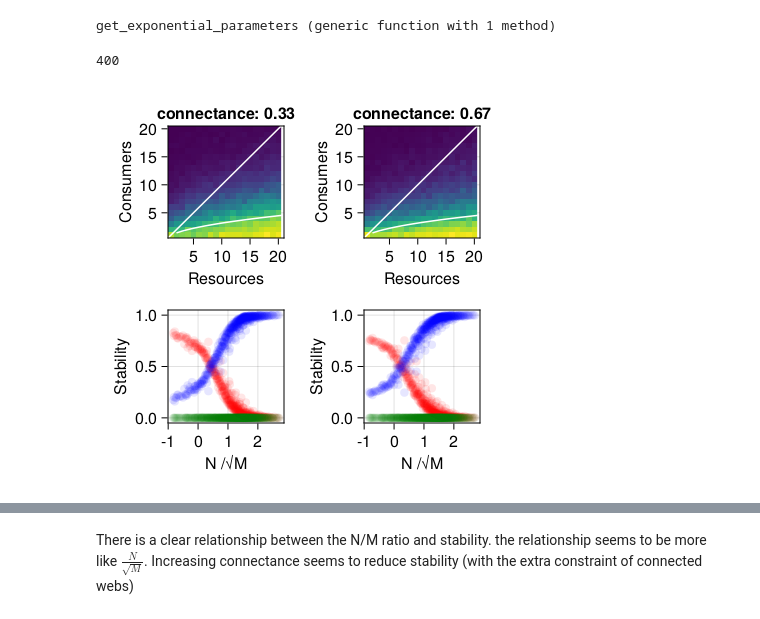
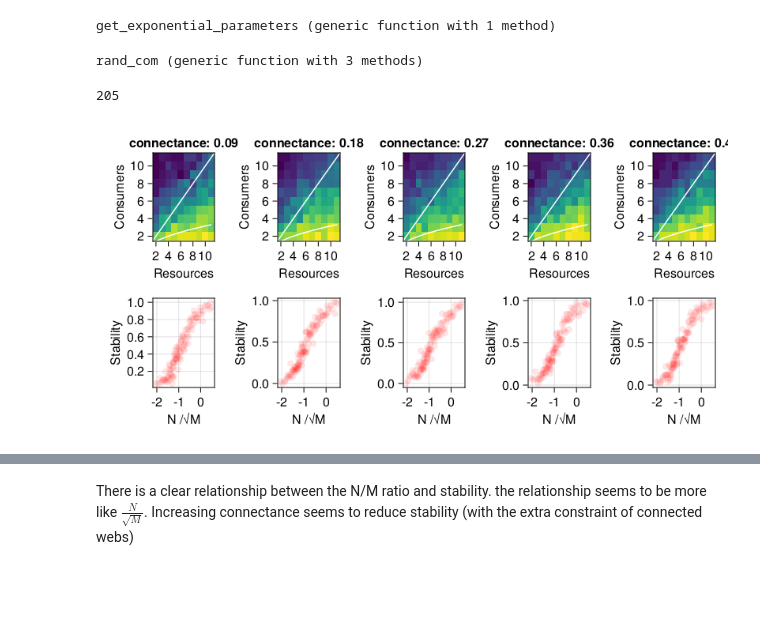
Before and after one commit to CleggTom/MiCRM_stability, a Jupyter notebook: Notebooks/theory.ipynb, the cells around one changed output, grey strips where cells are left out. Cells and saved outputs as stored; diff of their text form; code cells hidden in the pictures; blank space fills up the shorter version.

```diff
--- a/Notebooks/theory.ipynb
+++ b/Notebooks/theory.ipynb
@@ -603,19 +575,51 @@ function get_exponential_parameters(N,M)
 end
 # %% [output]
 get_exponential_parameters (generic function with 1 method)
+# %%
+function rand_com(N,M,C, ci = rand(N), ca = rand(M))
+    ci = ci[sortperm(sum.(ci))]
+    ca = ca[sortperm(sum.(ca))]
+    d = ci .- ca'
+
+    fu(x, dist) = dist > x >= 0 ? rand() : 0.0
+    fl(x, dist) = -dist < x < 0 ? rand() : 0.0
+
+    U = zeros(N,M)
+    L = zeros(N,M)
+
+    b = (1/C - 1)
+    dβ = Beta(1, b)
+
+    for i = 1:N
+        ind = findmin(abs.(d[i,:]))[2]
+        x = d[i,:] #.- d[i,ind]
+        U[i,:] .= fu.(x, rand(dβ))
+        L[i,:] .= fl.(x, rand(dβ))
+    end
+
+    #end products
+    U[:,end] .= 0.0
+    L[:,1] .= 0.0
+
+    return(MiCRM_stability.Community(N,M,U,L))
+end
+# %% [output]
+rand_com (generic function with 3 methods)
 # %%
 #size and connectance
-Nrep = 500
-NC = 2
+Nrep = 100
+NC = 5
 n = 20
 m = 20
 
 N_vec = Int.(floor.(range(2, n+1, length = n)))
 M_vec = Int.(floor.(range(2, m+1, length = m)))
+C_vec = range(0.2,0.9, length = NC)
 
 λ_mat = zeros(n,m,NC,Nrep)
 N_mat = similar(λ_mat)
 M_mat = similar(λ_mat)
+c_mat = Array{MiCRM_stability.Community, 4}(undef, n, m, NC, Nrep)
 
 k = [0]
 Threads.@threads for i = 1:n
@@ -632,21 +636,13 @@ Threads.@threads for i = 1:n
                 f = true
                 com = 0
                 while f
-                    com = rand_com(N_vec[i], M_vec[j], c / (NC+1))
+                    com = rand_com(N_vec[i], M_vec[j], C_vec[c])
+                    # com.U .= rand(N_vec[i], M_vec[j]) .* (rand(N_vec[i], M_vec[j]) .< C_vec[c])
                     f = !check_connected(com)
                 end
-                com_copy = deepcopy(com)
-                f = true
 
-                while f
-                    [Main.shuffle!(com_copy) for i = 1:1000]
-                    if check_connected(com)
-                        com = deepcopy(com_copy)
-                        f = false
-                    else
-                       com_copy = deepcopy(com)
-                    end
-                end
+                c_mat[i,j,c,k] = com
+
                 sp = MiCRM_stability.get_structural_params(com.U,com.L, com.N, com.M)
                 ep = get_exponential_parameters(com.N, com.M)
                 p = MiCRM_stability.Parameters(com.N,com.M,sp,ep)
@@ -660,39 +656,33 @@ Threads.@threads for i = 1:n
     end
 end
 # %% [output]
-400
+205
 # %%
-f = Figure(resolution = (400,400))
+f = Figure(resolution = (800,400))
 thresh = 1e-10
 
-for (i,v) = enumerate(1:NC)
+for (i,v) = enumerate(1:5)
     ax = Axis(f[1,i], title = join(["connectance: ", round(i / (NC+1), digits = 2)]), xlabel = "Resources", ylabel = "Consumers")
     s_mat = mean(λ_mat .< -thresh, dims = 4)[:,:,v,1]
     z_mat = mean(abs.(λ_mat) .< thresh, dims = 4)[:,:,v,1]
     u_mat = mean((λ_mat) .> thresh, dims = 4)[:,:,v,1]
 
-    heatmap!(ax, s_mat')
-    # for j = 1:n
-    #     for k = 1:m
-    #         c = RGBf(s_mat[j,k],z_mat[j,k],u_mat[j,k])
-    #         poly!(ax, Rect(k+1, j+1, 1.0,1.0), color = c)
-    #     end
-    # end
+    heatmap!(ax, M_vec, N_vec, s_mat')
 
     ablines!(ax, [0], [1], color = "white")
     lines!(ax, M_vec, sqrt.(M_vec), color = "white")
 
     ax = Axis(f[2,i], xlabel = "N /√M", ylabel = "Stability")
-    a = N_vec ./ M_vec'
-    b = (N_vec) ./ sqrt.(M_vec)'
+    a = M_vec' ./ N_vec
+    b = sqrt.(M_vec)' ./ N_vec
     c = log.(b)
 
-    scatter!(ax, c[:], s_mat[:], color = ("red", 0.1))
-    scatter!(ax, c[:], u_mat[:], color = ("blue", 0.1))
-    scatter!(ax, c[:], z_mat[:], color = ("green", 0.1))
+    scatter!(ax, c[:], (s_mat[:]), color = ("red", 0.1))
+    # scatter!(ax, c[:], u_mat[:], color = ("blue", 0.1))
+    # scatter!(ax, c[:], z_mat[:], color = ("green", 0.1))
 
 end
 
 f
 # %% [output]
-[figure, old version]
+[figure, new version]
```
Also changed, not shown: parts of 33 cells of this notebook, 1 other file.
